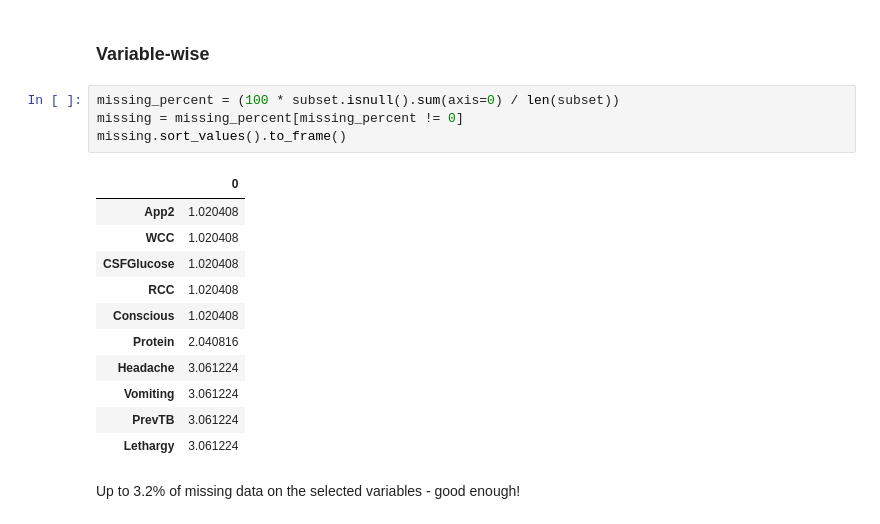
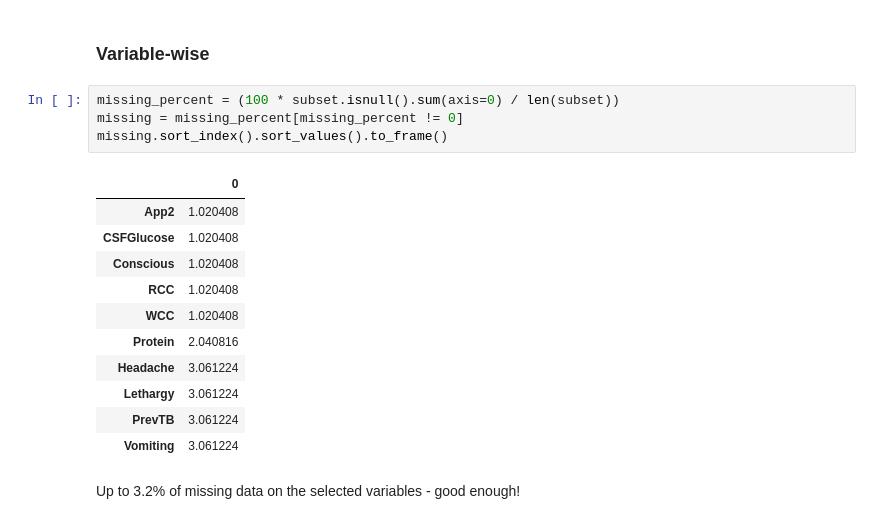
Before and after one commit to krassowski/meningitis-integration, a Jupyter notebook: exploration/clinical/Clinical_data_first_look.ipynb, the cells around one changed output. Cells and saved outputs as stored; diff of their text form.

```diff
--- a/exploration/clinical/Clinical_data_first_look.ipynb
+++ b/exploration/clinical/Clinical_data_first_look.ipynb
@@ -1172,19 +1172,19 @@ We may want to exclude the patient with 20% of missing data (also, see the note
 # %%
 missing_percent = (100 * subset.isnull().sum(axis=0) / len(subset))
 missing = missing_percent[missing_percent != 0]
-missing.sort_values().to_frame()
+missing.sort_index().sort_values().to_frame()
 # %% [output]
 |  | 0 |
 | App2 | 1.020408 |
+| CSFGlucose | 1.020408 |
+| Conscious | 1.020408 |
+| RCC | 1.020408 |
 | WCC | 1.020408 |
-| CSFGlucose | 1.020408 |
-| RCC | 1.020408 |
-| Conscious | 1.020408 |
 | Protein | 2.040816 |
 | Headache | 3.061224 |
+| Lethargy | 3.061224 |
+| PrevTB | 3.061224 |
 | Vomiting | 3.061224 |
-| PrevTB | 3.061224 |
-| Lethargy | 3.061224 |
 # %% [markdown]
 Up to 3.2% of missing data on the selected variables - good enough!
 # %% [markdown]
```
Also changed, not shown: parts of 28 cells of this notebook.
